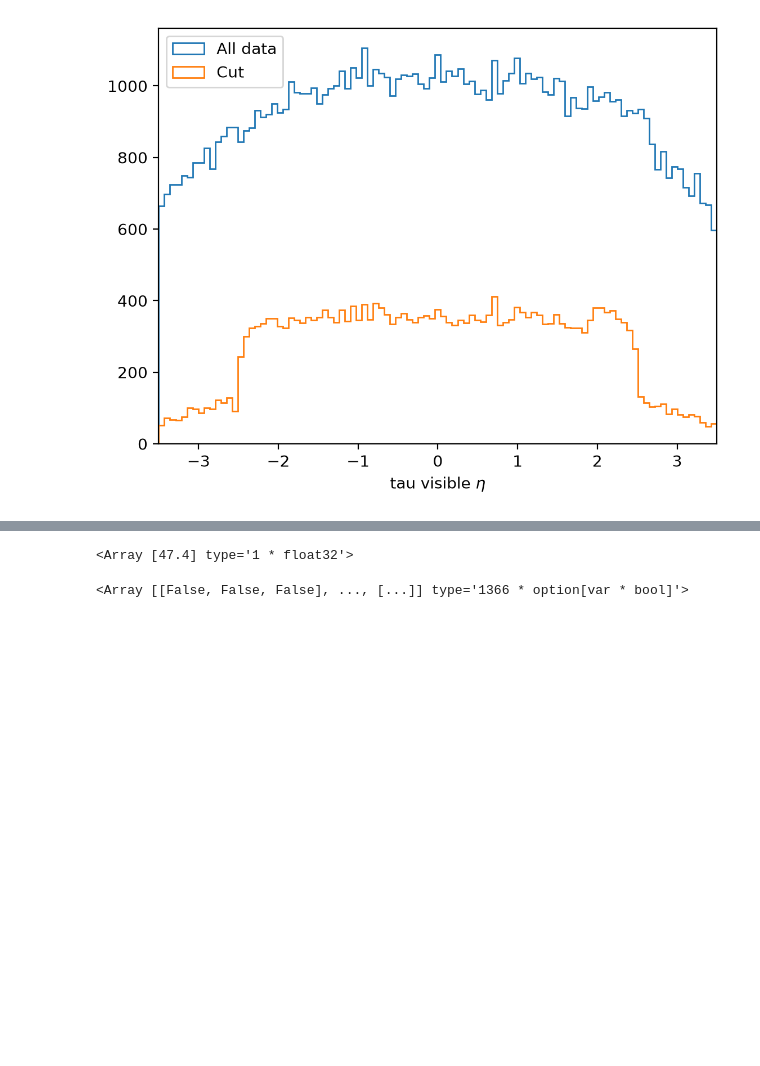
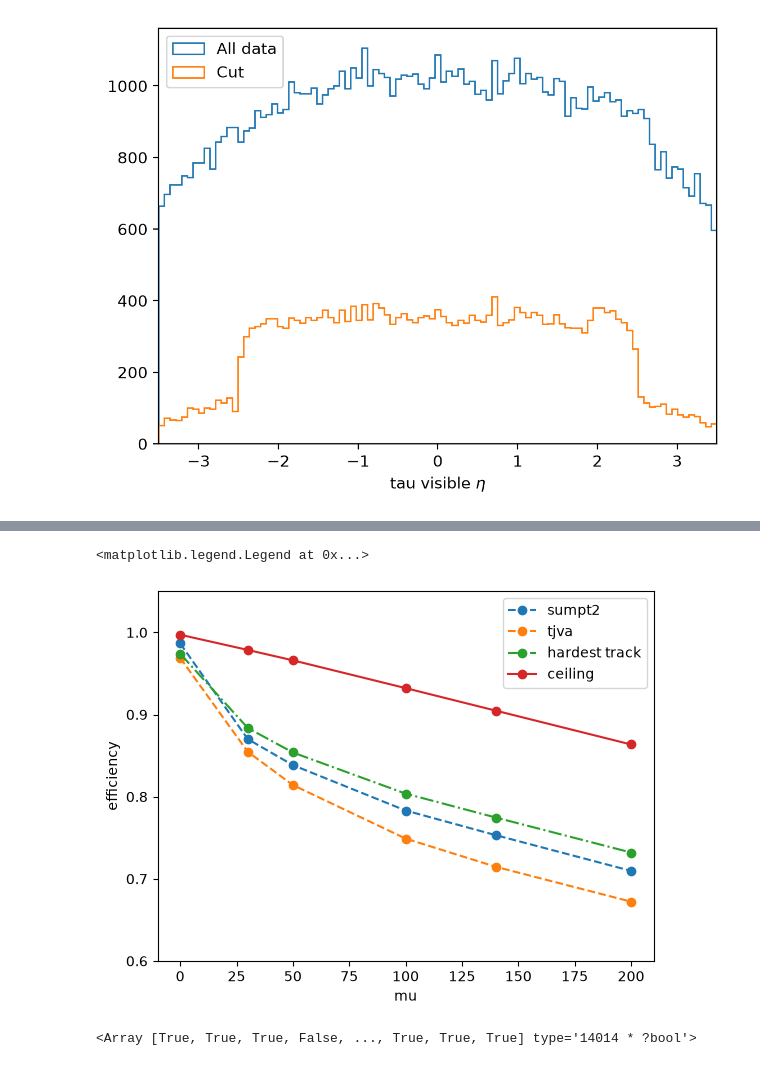
Before and after one commit to chrissellgren/ML_f26, a Jupyter notebook: vertexing_project/notebooks/analysis.ipynb, the cells around one changed output, grey strips where cells are left out. Drawn from its saved outputs; the diff is of its cells as text; code cells hidden in the pictures; blank space fills up the shorter version.

```diff
--- a/vertexing_project/notebooks/analysis.ipynb
+++ b/vertexing_project/notebooks/analysis.ipynb
@@ -365,10 +445,16 @@ print(best_v)
 # %%
-jet_pt[np.array(taus.jet)[:,None]][:,0]
-best_jet_pt = ak.firsts(jet_pt[ak.singletons(taus.jet)])
-best_jet_pt[10]
+plt.plot(mu_all,sumpt2_eff_tot,linestyle='--',marker='o',label='sumpt2')
+plt.plot(mu_all,tjva_eff_tot,linestyle='--',marker='o',label='tjva')
+plt.plot(mu_all,hardest_trk_eff_tot,linestyle='-.',marker='o',label='hardest track')
+plt.plot(mu_all,ceilings,linestyle='-',marker='o',label='ceiling')
+plt.ylim(0.6,1.05)
+plt.xlabel('mu')
+plt.ylabel('efficiency')
+plt.legend()
 # %% [output]
-<Array [47.4] type='1 * float32'>
+<matplotlib.legend.Legend at 0x...>
+[figure, added]
 # %%
-vtx_trkincone == -1
+best_vtx_label >= 0
 # %% [output]
-<Array [[False, False, False], ..., [...]] type='1366 * option[var * bool]'>
+<Array [True, True, True, False, ..., True, True, True] type='14014 * ?bool'>
```
Also changed, not shown: parts of 2 cells of this notebook.
